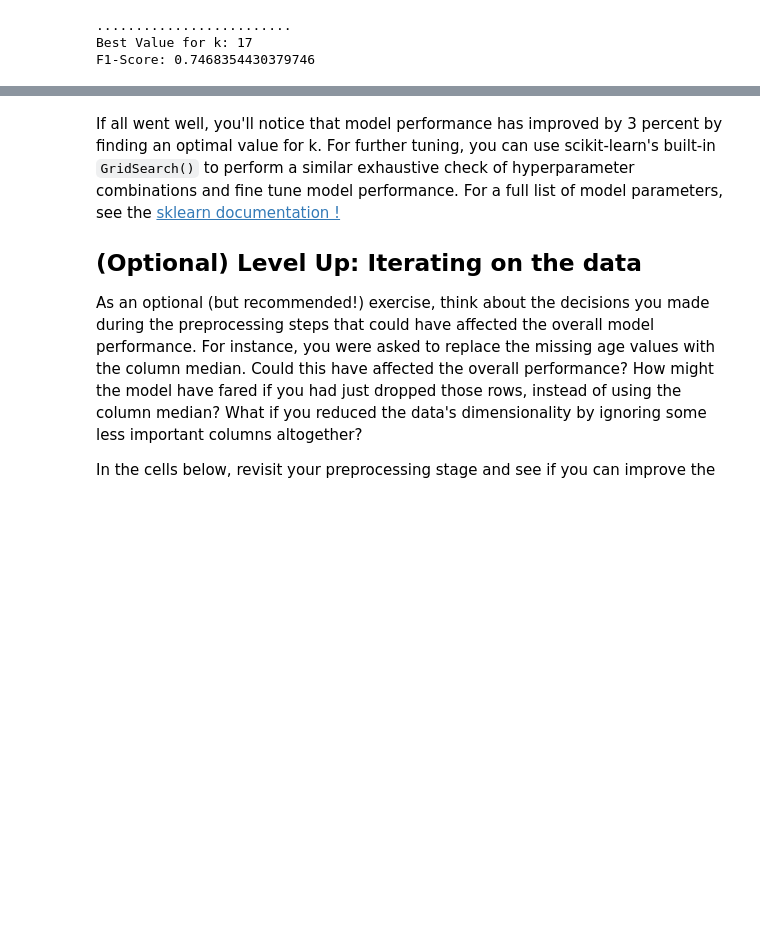
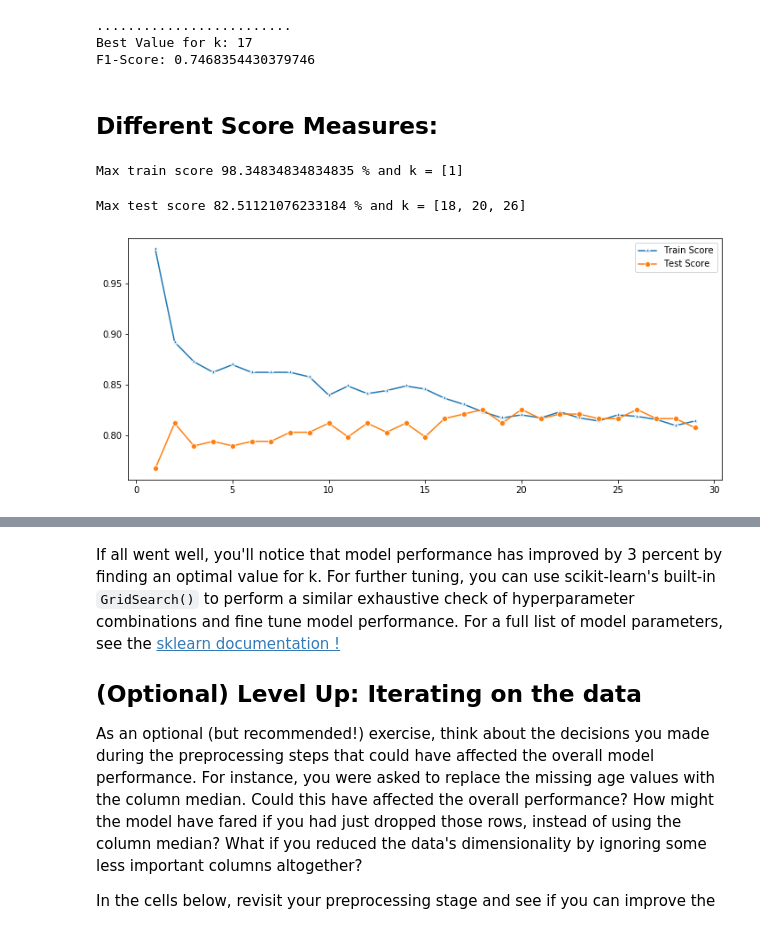
Before and after one commit to thomaskbrown18/dsc-knn-with-scikit-learn-lab-onl01-dtsc-ft-052620, a Jupyter notebook: index.ipynb, the cells around one changed output, grey strips where cells are left out. Cells and saved outputs as stored; diff of their text form; code cells hidden in the pictures; blank space fills up the shorter version.

```diff
--- a/index.ipynb
+++ b/index.ipynb
@@ -299,3 +299,5 @@ find_best_k(scaled_data_train, y_train, scaled_data_test, y_test)
 .........................
 Best Value for k: 17
 F1-Score: 0.7468354430379746
+# %% [markdown]
+## Different Score Measures:
@@ -301,0 +310,29 @@ F1-Score: 0.7468354430379746
+# %%
+test_scores = []
+train_scores = []
+
+for i in range(1, 30):
+
+    knn = KNeighborsClassifier(i)
+    knn.fit(scaled_data_train,y_train)
+
+    train_scores.append(knn.score(scaled_data_train, y_train))
+    test_scores.append(knn.score(scaled_data_test, y_test))
+# %%
+max_train_score = max(train_scores)
+train_scores_ind = [i for i, v in enumerate(train_scores) if v == max_train_score]
+print('Max train score {} % and k = {}'.format(max_train_score*100,list(map(lambda x: x+1, train_scores_ind))))
+# %% [output]
+Max train score 98.34834834834835 % and k = [1]
+# %%
+max_test_score = max(test_scores)
+test_scores_ind = [i for i, v in enumerate(test_scores) if v == max_test_score]
+print('Max test score {} % and k = {}'.format(max_test_score*100,list(map(lambda x: x+1, test_scores_ind))))
+# %% [output]
+Max test score 82.51121076233184 % and k = [18, 20, 26]
+# %%
+plt.figure(figsize=(12,5))
+p = sns.lineplot(range(1, 30),train_scores,marker='*',label='Train Score')
+p = sns.lineplot(range(1, 30),test_scores,marker='o',label='Test Score')
+# %% [output]
+[figure, added]
```
Also changed, not shown: parts of 10 cells of this notebook.
